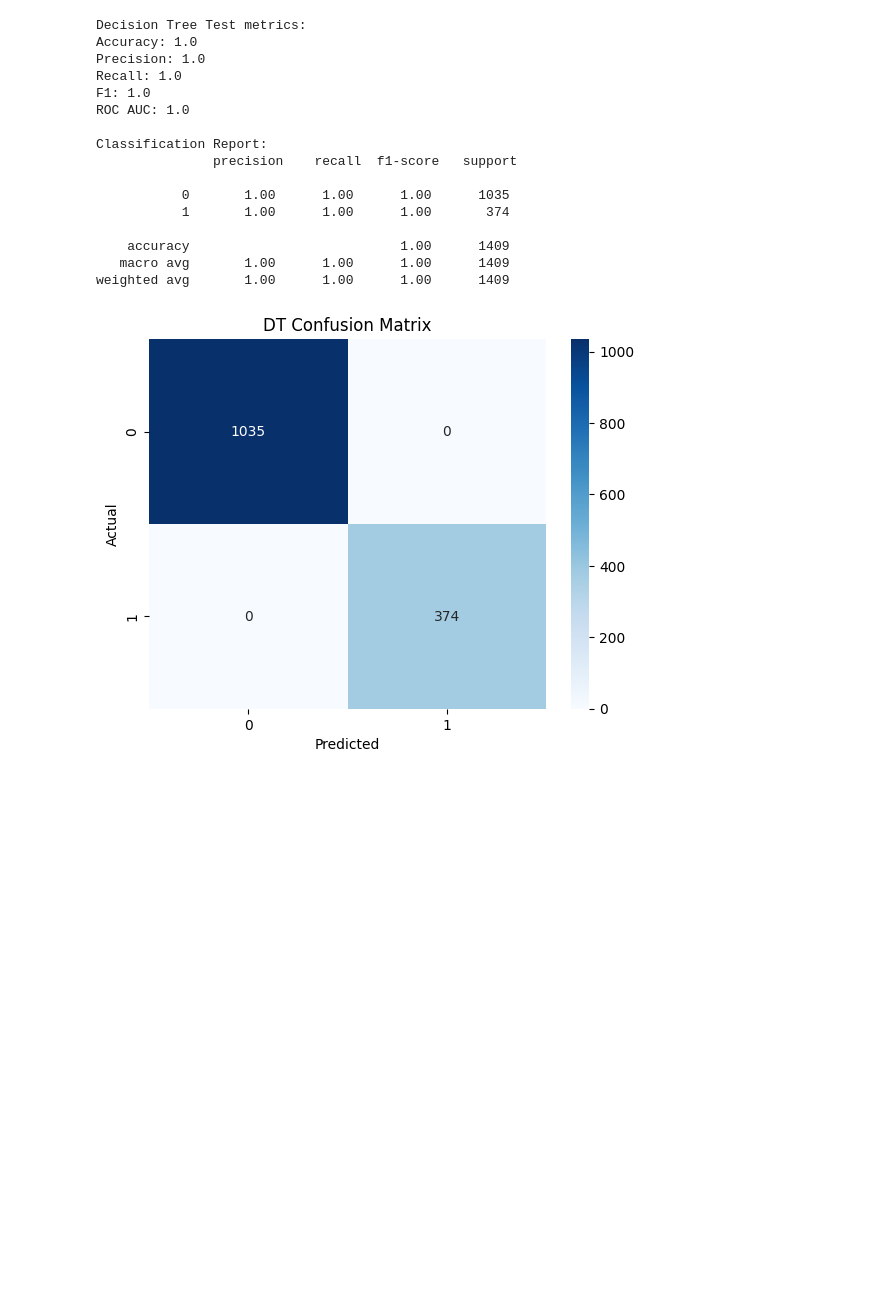
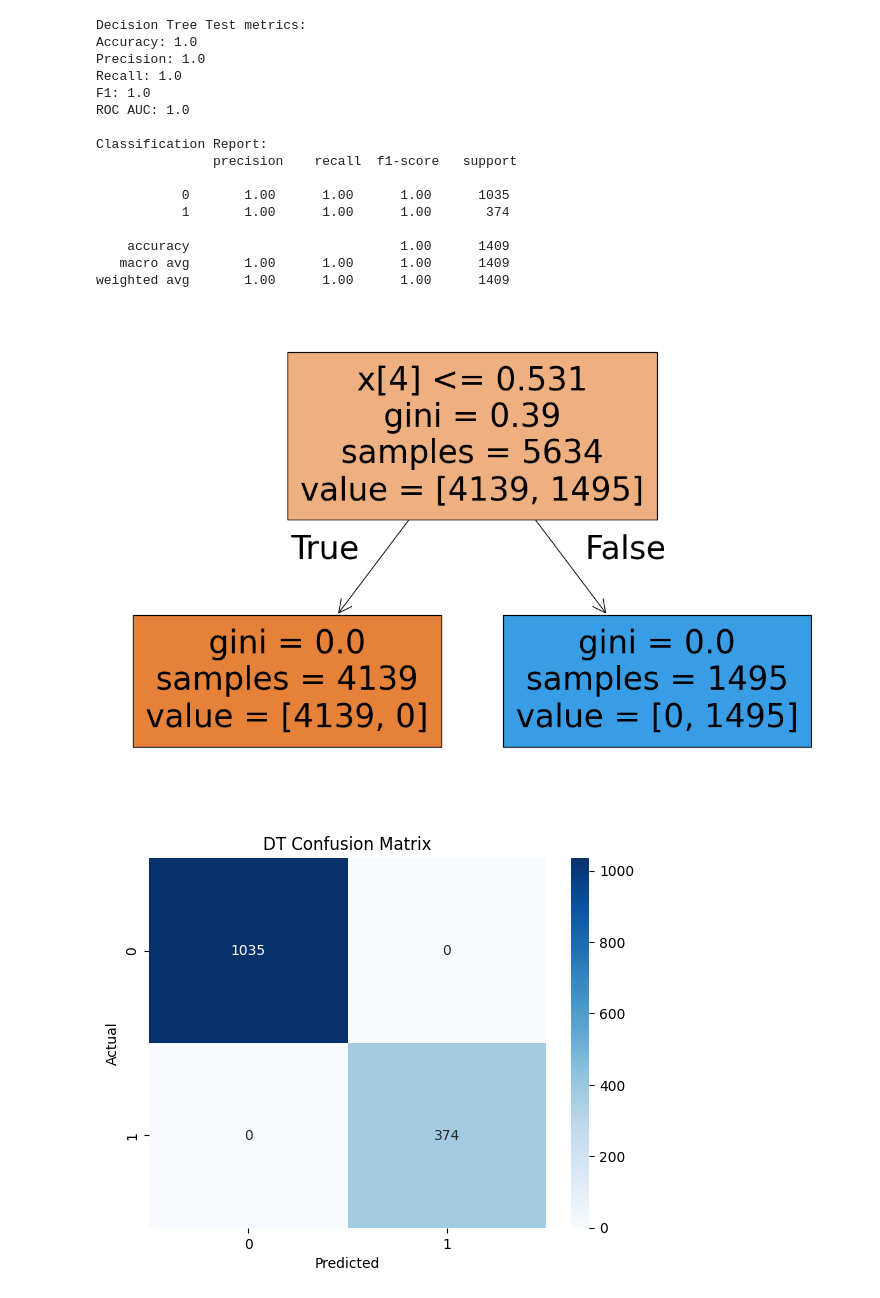
Before and after one commit to meleeshagamage/CourseWork_ML, a Jupyter notebook: ML_CW.ipynb, the cells around one changed output. Drawn from its saved outputs; the diff is of its cells as text; code cells hidden in the pictures; blank space fills up the shorter version.

```diff
--- a/ML_CW.ipynb
+++ b/ML_CW.ipynb
@@ -187,6 +189,9 @@ preprocessor = ColumnTransformer(
     ])
 # %% [markdown]
 ### Train-test split
+# %%
+X = df.drop(columns=['Churn'])
+y = df['Churn']
 # %%
 #Split the data
 X_train, X_test, y_train, y_test = train_test_split(X, y, test_size=0.2, stratify=y, random_state=42)
@@ -296,6 +301,16 @@ Classification Report:
     accuracy                           1.00      1409
    macro avg       1.00      1.00      1.00      1409
 weighted avg       1.00      1.00      1.00      1409
+# %%
+# Extract the trained DecisionTreeClassifier from your pipeline
+clf = best_dt.named_steps['clf']
+
+# Plot the tree (simple version)
+plt.figure(figsize=(15,10))
+tree.plot_tree(clf, filled=True)
+plt.show()
+# %% [output]
+[figure, added]
 # %%
 cm = confusion_matrix(y_test, y_pred_dt)
 sns.heatmap(cm, annot=True, fmt='d', cmap='Blues')
```
Also changed, not shown: parts of 8 cells of this notebook.
